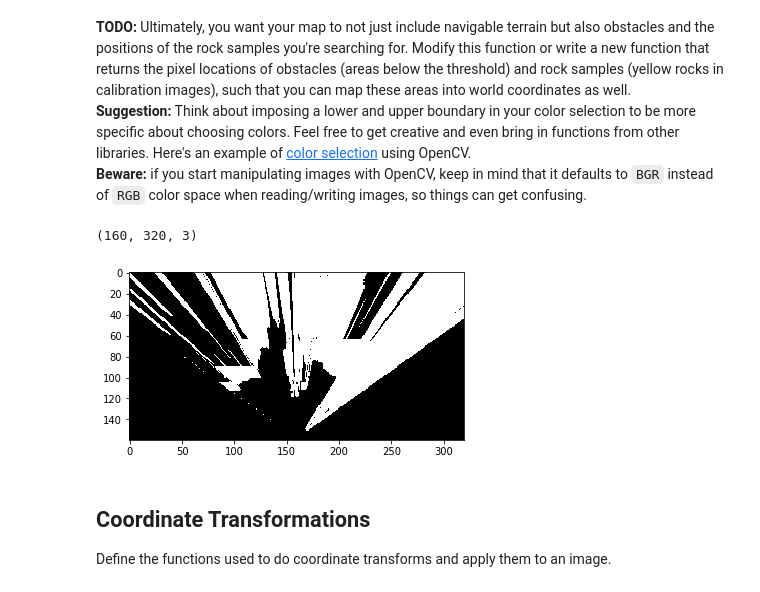
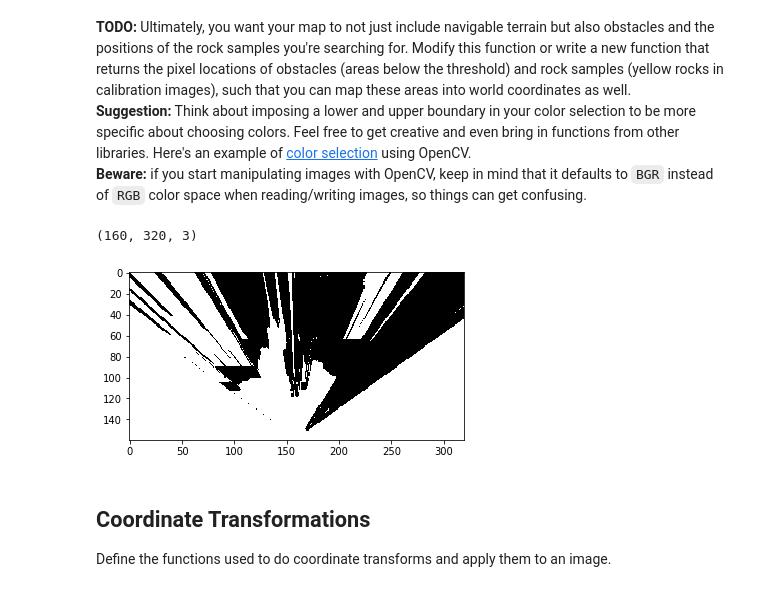
Before and after one commit to aghiuru/RoboND-Rover-Project, a Jupyter notebook: code/Rover_Project_Test_Notebook.ipynb, the cells around one changed output. Drawn from its saved outputs; the diff is of its cells as text; code cells hidden in the pictures.

```diff
--- a/code/Rover_Project_Test_Notebook.ipynb
+++ b/code/Rover_Project_Test_Notebook.ipynb
@@ -118,35 +118,41 @@ def color_thresh(img, lower_rgb_thresh=(160, 160, 160), upper_rgb_thresh=(255, 2
     # where threshold was met
     above_thresh = (img[:,:,0] > lower_rgb_thresh[0]) \
                 & (img[:,:,1] > lower_rgb_thresh[1]) \
                 & (img[:,:,2] > lower_rgb_thresh[2]) \
                 & (img[:,:,0] <= upper_rgb_thresh[0]) \
                 & (img[:,:,1] <= upper_rgb_thresh[1]) \
                 & (img[:,:,2] <= upper_rgb_thresh[2])
     # Index the array of zeros with the boolean array and set to 1
     color_select[above_thresh] = 1
     # Return the binary image
     return color_select
 
 def terrain_thresh(img):
     return color_thresh(img)
 
 def obstacle_thresh(img):
     return color_thresh(img, (0, 0, 0), (160, 160, 160))
 
 def rock_thresh(img):
     return color_thresh(img, (160, 160, 0), (255, 255, 100))
 
 def black_thresh(img):
     return color_thresh(img, (0, 0, 0), (50, 50, 50))
 
+def inverse(bit_img):
+#    inverse = np.ones_like(img[:,:])
+    inverse = 1 - bit_img
+    return inverse
+
 threshed = obstacle_thresh(warped)
-plt.imshow(threshed, cmap='gray')
+inv = inverse(threshed)
+plt.imshow(inv, cmap='gray')
 #plt.imshow(warped)
 #scipy.misc.imsave('../output/warped_threshed.jpg', threshed*255)
 print(image.shape)
 # %% [output]
 (160, 320, 3)
-[figure, old version]
+[figure, new version]
 # %% [markdown]
 ## Coordinate Transformations
 Define the functions used to do coordinate transforms and apply them to an image.
```
Also changed, not shown: 2 other files.
